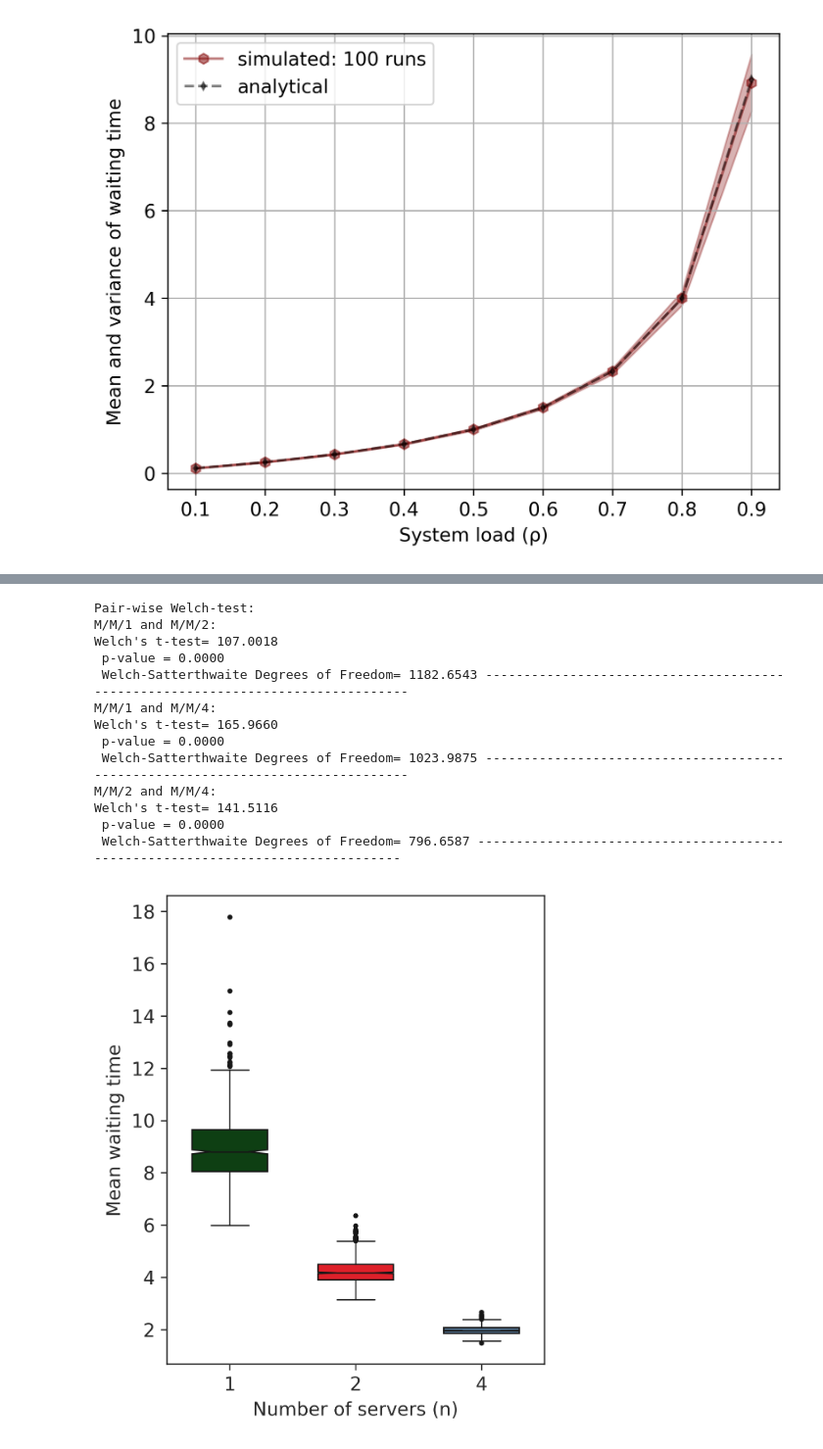
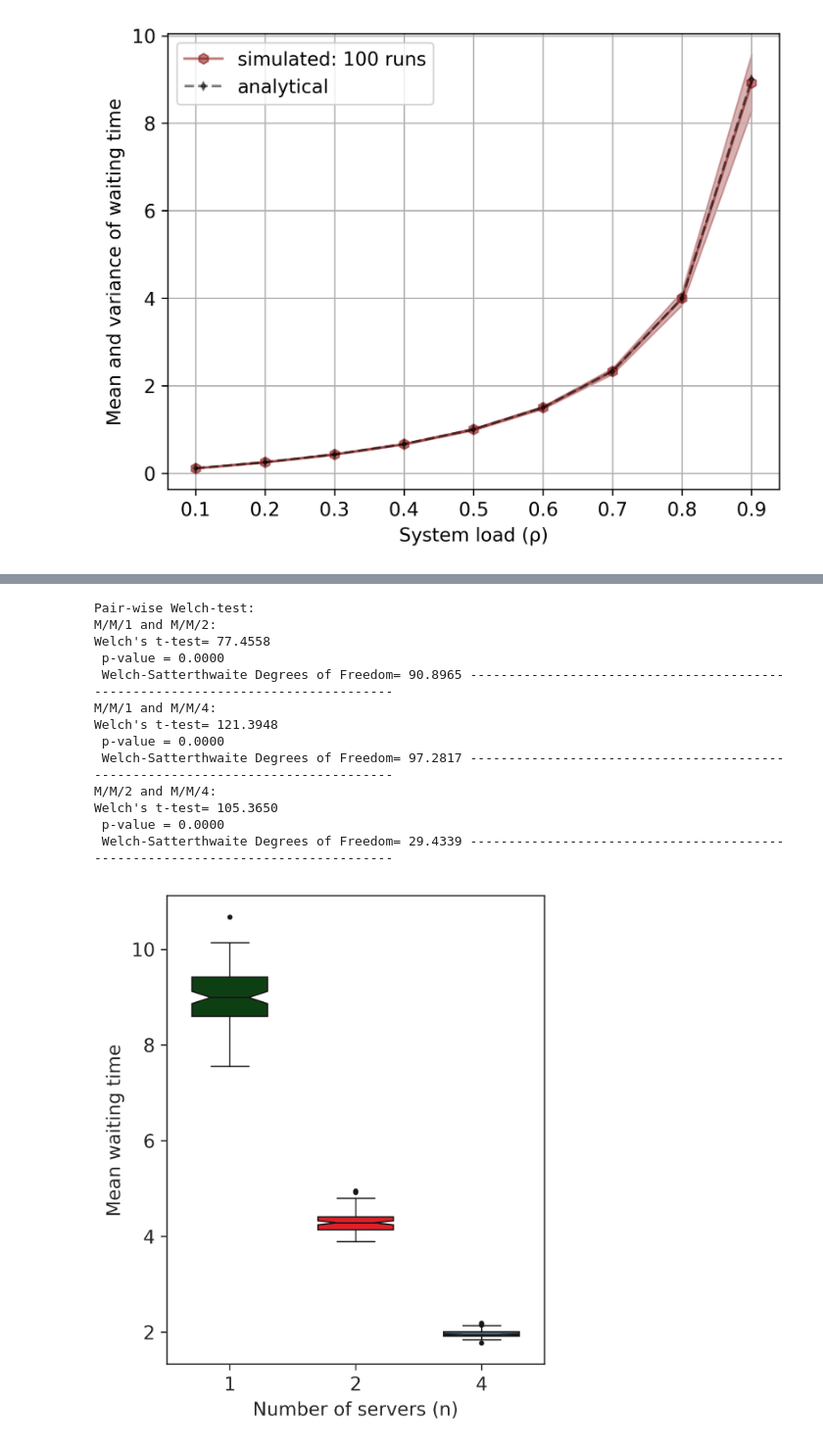
Before and after one commit to loonatick-src/stochastic-sim-2, a Jupyter notebook: DES_sim_refactor.ipynb, the cells around one changed output, grey strips where cells are left out. Shown at 98% size. Cells and saved outputs as stored; diff of their text form; code cells hidden in the pictures.

```diff
--- a/DES_sim_refactor.ipynb
+++ b/DES_sim_refactor.ipynb
@@ -278,7 +296,7 @@ def markovian_boxplot(simulation_data, title):
     filename = simulation_data
     filepath = savepath(filename)
 
-    data = np.load(filename)['arr_0']
+    data = np.load(filepath)['arr_0']
 
     print("Pair-wise Welch-test:")
     print("M/M/1 and M/M/2:")
@@ -304,22 +322,22 @@ def markovian_boxplot(simulation_data, title):
     plt.savefig(title)
     plt.show()
 # %%
-markovian_boxplot(simulation_data = "waiting_times_fullsave_124.dat", title = "Markovian_boxplot.png")
+markovian_boxplot(simulation_data = "waiting_times_fullsave_124.npz", title = "Markovian_boxplot.png")
 # %% [output]
 Pair-wise Welch-test:
 M/M/1 and M/M/2:
-Welch's t-test= 107.0018
+Welch's t-test= 77.4558
  p-value = 0.0000
- Welch-Satterthwaite Degrees of Freedom= 1182.6543 --------------------------------------------------------------------------------
+ Welch-Satterthwaite Degrees of Freedom= 90.8965 --------------------------------------------------------------------------------
 M/M/1 and M/M/4:
-Welch's t-test= 165.9660
+Welch's t-test= 121.3948
  p-value = 0.0000
- Welch-Satterthwaite Degrees of Freedom= 1023.9875 --------------------------------------------------------------------------------
+ Welch-Satterthwaite Degrees of Freedom= 97.2817 --------------------------------------------------------------------------------
 M/M/2 and M/M/4:
-Welch's t-test= 141.5116
+Welch's t-test= 105.3650
  p-value = 0.0000
- Welch-Satterthwaite Degrees of Freedom= 796.6587 --------------------------------------------------------------------------------
+ Welch-Satterthwaite Degrees of Freedom= 29.4339 --------------------------------------------------------------------------------
-[figure, old version]
+[figure, new version]
 # %%
 simulation_times = np.logspace(2, 6, num = 5, base = 10)
 # server_counts = np.array([1,2,4])
```
Also changed, not shown: parts of 8 cells of this notebook, 6 other files.
